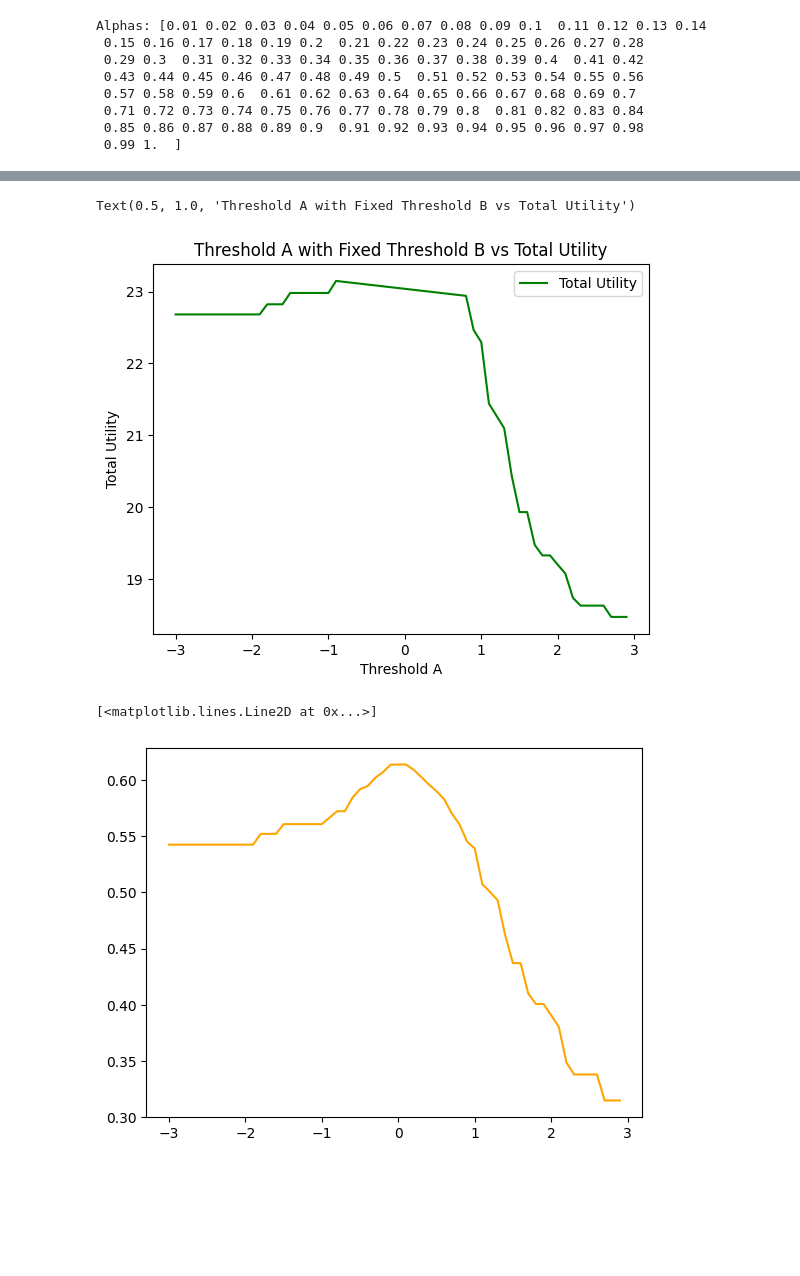
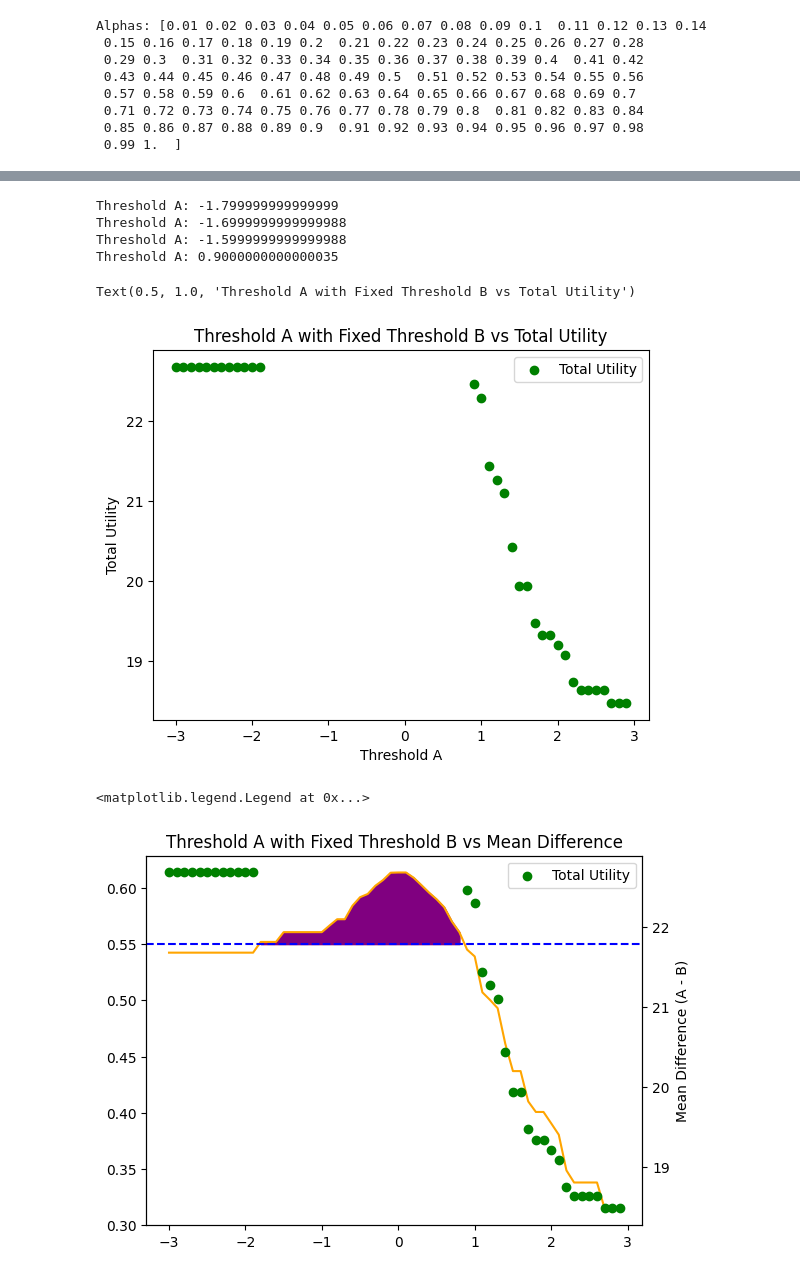
Before and after one commit to joeljins/RoAR, a Jupyter notebook: fairness/fair_thresholding_alt.ipynb, the cells around one changed output, grey strips where cells are left out. Saved outputs shown, nothing was run; the diff lists cells and outputs as text; code cells hidden in the pictures; blank space fills up the shorter version.

Commit message:
scatter plot of samples + transformation

```diff
--- a/fairness/fair_thresholding_alt.ipynb
+++ b/fairness/fair_thresholding_alt.ipynb
@@ -33,7 +33,7 @@ u_plus = 1
 u_minus = -1.1
 c_plus = 1
 c_minus = -c_plus
-range = (-3, 3)
+domain = (-3, 3)
 interval = 0.1
 # %% [output]
 Alphas: [0.01 0.02 0.03 0.04 0.05 0.06 0.07 0.08 0.09 0.1  0.11 0.12 0.13 0.14
@@ -58,7 +58,7 @@ y_util = []
 y6 = opt_threshold((-3, 3), u_plus=1, u_minus=-1)
 
 for alpha in tqdm(alphas):
-    results = alt_fair_opt_step(a, b, u_plus, u_minus, c_plus, c_minus, alpha, range, interval)
+    results = alt_fair_opt_step(a, b, u_plus, u_minus, c_plus, c_minus, alpha, domain, interval)
     if results[0] is not None and results[1] is not None:
         A, B, thresh_A, thresh_B, max_util = results
         x_alphas.append(alpha)
@@ -140,14 +140,22 @@ delta_B = expected(b, c_plus, c_minus)
 B = np.where(b > thresh_B, b + delta_B, b)
 util_B = np.sum(expected(B, u_plus, u_minus))
 util_A = []
+max_A = None
+max_util = None
 
-thresholds = np.arange(range[0], range[1], interval)
+
+thresholds = np.arange(domain[0], domain[1], interval)
 for threshold in thresholds:
-    alpha = 0.57
+    alpha = 0.55
     A = np.where(a > threshold, a + delta_A, a)
     diff = np.abs(np.mean(A) - np.mean(B))
+    if round(diff,2) == alpha:
+        print("Threshold A:", threshold)
     y_means_diff.append(diff)
     utility = np.sum(expected(A, u_plus, u_minus))
+    if max_util is None or utility > max_util:
+        max_util = utility
+        max_A = A
     util_A.append(utility)
     x_thresh_A.append(threshold)
 
@@ -159,17 +167,34 @@ x_util_thresh_A = x_thresh_A[index]
 total_util = np.array(util_A) + util_B
 total_util = total_util[index]
 
-plt.plot(x_util_thresh_A, total_util, label='Total Utility', color='green')
+plt.scatter(x_util_thresh_A, total_util, label='Total Utility', color='green')
 plt.legend()
 plt.xlabel("Threshold A")
 plt.ylabel("Total Utility")
 plt.title("Threshold A with Fixed Threshold B vs Total Utility")
 # %% [output]
-Text(0.5, 1.0, 'Threshold A with Fixed Threshold B vs Total Utility')
+Threshold A: -1.799999999999999
+Threshold A: -1.6999999999999988
+Threshold A: -1.5999999999999988
+Threshold A: 0.9000000000000035
+Text(0.5, 1.0, 'Threshold A with Fixed Threshold B vs Total Utility')
-[figure, old version]
+[figure, new version]
 # %%
 ### Experiment where the threshold of B is fixed while we track the difference in means of A and B
+from utils import p
+
 plt.plot(x_thresh_A, y_means_diff, label='Mean Difference', color='orange')
+plt.axhline(y=alpha, label='Alpha', color='blue', linestyle='--')
+#plt.scatter(x_util_thresh_A, total_util * 0.03, label='Total Utility', color='green')
+plt.fill_between(x_thresh_A, y_means_diff, alpha, where=(y_means_diff > alpha), color='purple', alpha=1, label='Violates Fairness Constraint')
+
+ax2 = plt.gca().twinx()
+ax2.scatter(x_util_thresh_A, total_util, label='Total Utility', color='green')
+
+plt.xlabel("Threshold A")
+plt.ylabel("Mean Difference (A - B)")
+plt.title("Threshold A with Fixed Threshold B vs Mean Difference")
+plt.legend()
 # %% [output]
-[<matplotlib.lines.Line2D at 0x...>]
+<matplotlib.legend.Legend at 0x...>
-[figure, old version]
+[figure, new version]
```
Also changed, not shown: parts of 2 cells of this notebook, 2 other files.
